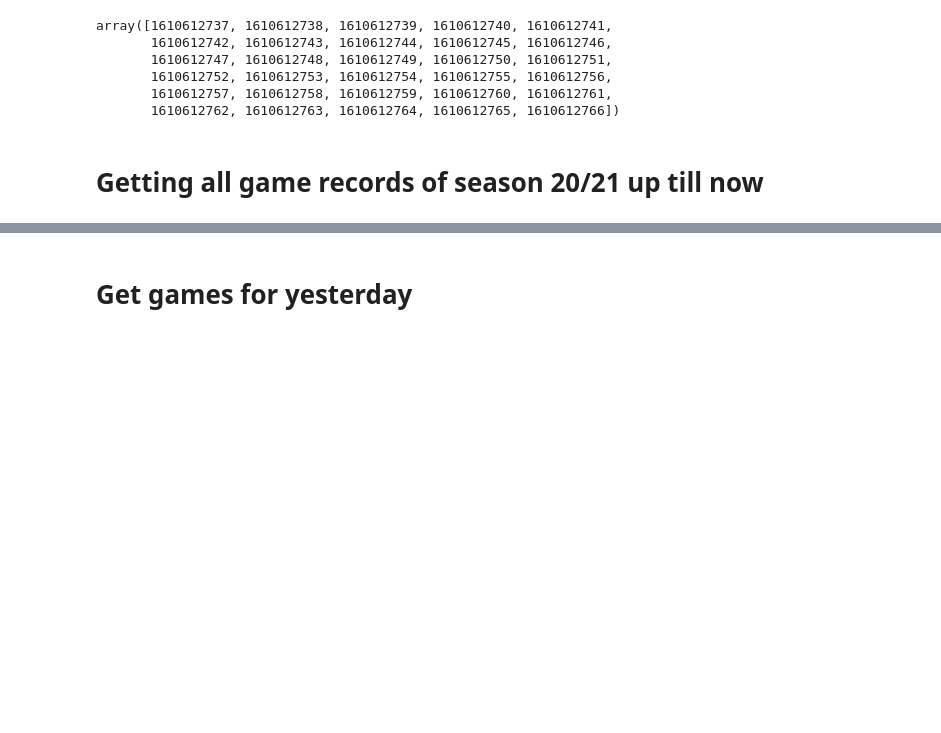
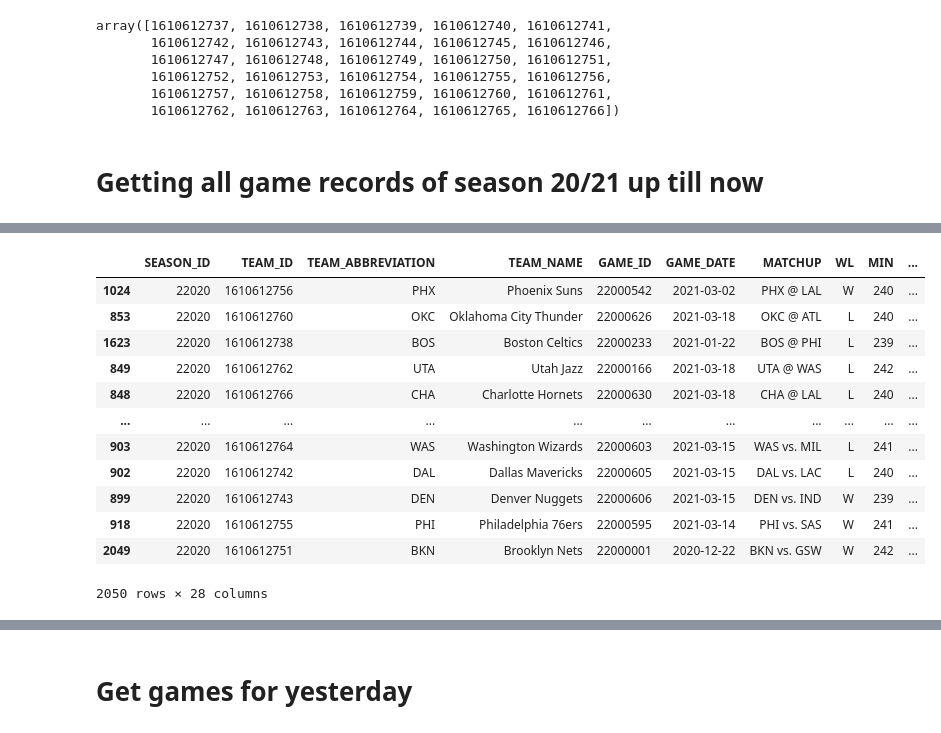
Before and after one commit to sszh1904/NBA_Match_Prediction, a Jupyter notebook: notebook/extracting_nba_api.ipynb, the cells around one changed output, grey strips where cells are left out. Cells and saved outputs as stored; diff of their text form; code cells hidden in the pictures; blank space fills up the shorter version.

```diff
--- a/extracting_nba_api.ipynb
+++ b/notebook/extracting_nba_api.ipynb
@@ -56,0 +73,19 @@ main_df.to_csv('nba_api_0705.csv') # create base database, subsequent days to be
+# %%
+df['length'] = df['MATCHUP'].str.len()
+df.sort_values('length', inplace=True)
+df.drop(columns=['length'], inplace=True)
+df
+# %% [output]
+|  | SEASON_ID | TEAM_ID | TEAM_ABBREVIATION | TEAM_NAME | GAME_ID | GAME_DATE | MATCHUP | WL | MIN | ... |
+| 1024 | 22020 | 1610612756 | PHX | Phoenix Suns | 22000542 | 2021-03-02 | PHX @ LAL | W | 240 | ... |
+| 853 | 22020 | 1610612760 | OKC | Oklahoma City Thunder | 22000626 | 2021-03-18 | OKC @ ATL | L | 240 | ... |
+| 1623 | 22020 | 1610612738 | BOS | Boston Celtics | 22000233 | 2021-01-22 | BOS @ PHI | L | 239 | ... |
+| 849 | 22020 | 1610612762 | UTA | Utah Jazz | 22000166 | 2021-03-18 | UTA @ WAS | L | 242 | ... |
+| 848 | 22020 | 1610612766 | CHA | Charlotte Hornets | 22000630 | 2021-03-18 | CHA @ LAL | L | 240 | ... |
+| ... | ... | ... | ... | ... | ... | ... | ... | ... | ... | ... |
+| 903 | 22020 | 1610612764 | WAS | Washington Wizards | 22000603 | 2021-03-15 | WAS vs. MIL | L | 241 | ... |
+| 902 | 22020 | 1610612742 | DAL | Dallas Mavericks | 22000605 | 2021-03-15 | DAL vs. LAC | L | 240 | ... |
+| 899 | 22020 | 1610612743 | DEN | Denver Nuggets | 22000606 | 2021-03-15 | DEN vs. IND | W | 239 | ... |
+| 918 | 22020 | 1610612755 | PHI | Philadelphia 76ers | 22000595 | 2021-03-14 | PHI vs. SAS | W | 241 | ... |
+| 2049 | 22020 | 1610612751 | BKN | Brooklyn Nets | 22000001 | 2020-12-22 | BKN vs. GSW | W | 242 | ... |
+2050 rows × 28 columns
```
Also changed, not shown: parts of 6 cells of this notebook, 9 other files.
